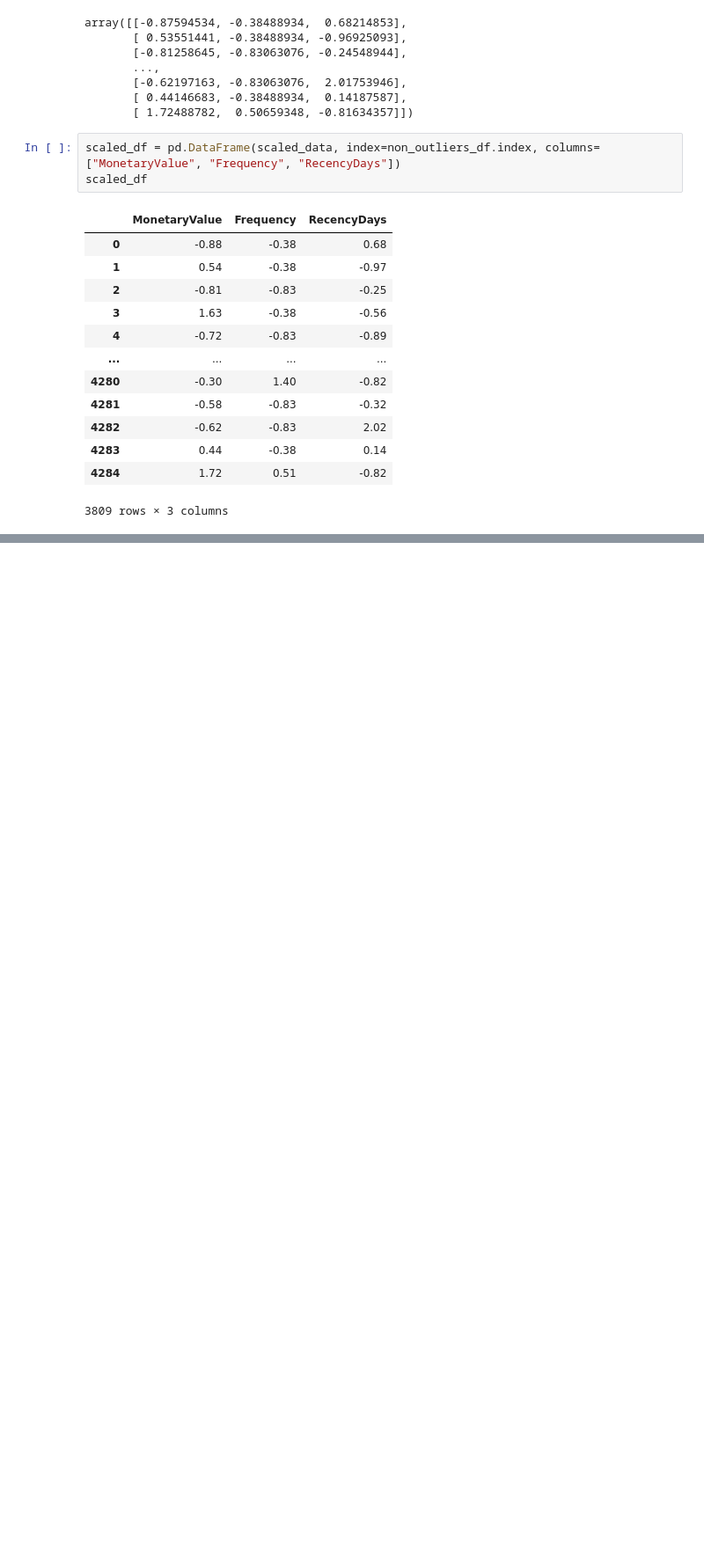
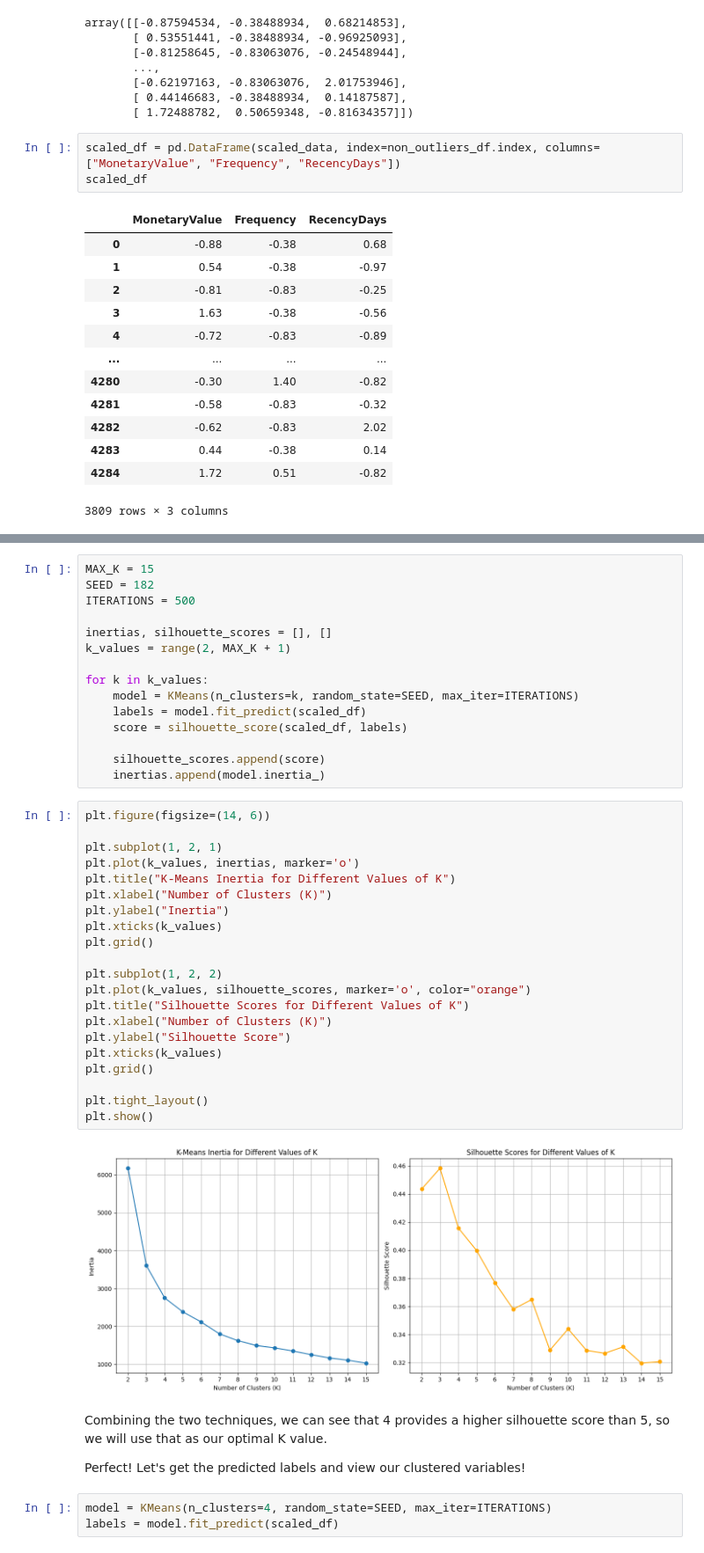
Before and after one commit to Achronus/data-exploration, a Jupyter notebook: retail-customer-analysis/analysis.ipynb, the cells around one changed output, grey strips where cells are left out. Shown at 88% size. Drawn from its saved outputs; the diff is of its cells as text; blank space fills up the shorter version.

```diff
--- a/retail-customer-analysis/analysis.ipynb
+++ b/retail-customer-analysis/analysis.ipynb
@@ -852,0 +883,45 @@ Okay, let's move onto to putting this data into clusters!
+# %%
+MAX_K = 15
+SEED = 182
+ITERATIONS = 500
+
+inertias, silhouette_scores = [], []
+k_values = range(2, MAX_K + 1)
+
+for k in k_values:
+    model = KMeans(n_clusters=k, random_state=SEED, max_iter=ITERATIONS)
+    labels = model.fit_predict(scaled_df)
+    score = silhouette_score(scaled_df, labels)
+
+    silhouette_scores.append(score)
+    inertias.append(model.inertia_)
+# %%
+plt.figure(figsize=(14, 6))
+
+plt.subplot(1, 2, 1)
+plt.plot(k_values, inertias, marker='o')
+plt.title("K-Means Inertia for Different Values of K")
+plt.xlabel("Number of Clusters (K)")
+plt.ylabel("Inertia")
+plt.xticks(k_values)
+plt.grid()
+
+plt.subplot(1, 2, 2)
+plt.plot(k_values, silhouette_scores, marker='o', color="orange")
+plt.title("Silhouette Scores for Different Values of K")
+plt.xlabel("Number of Clusters (K)")
+plt.ylabel("Silhouette Score")
+plt.xticks(k_values)
+plt.grid()
+
+plt.tight_layout()
+plt.show()
+# %% [output]
+[figure, added]
+# %% [markdown]
+Combining the two techniques, we can see that 4 provides a higher silhouette score than 5, so we will use that as our optimal K value.
+
+Perfect! Let's get the predicted labels and view our clustered variables!
+# %%
+model = KMeans(n_clusters=4, random_state=SEED, max_iter=ITERATIONS)
+labels = model.fit_predict(scaled_df)
```
Also changed, not shown: parts of 10 cells of this notebook.
